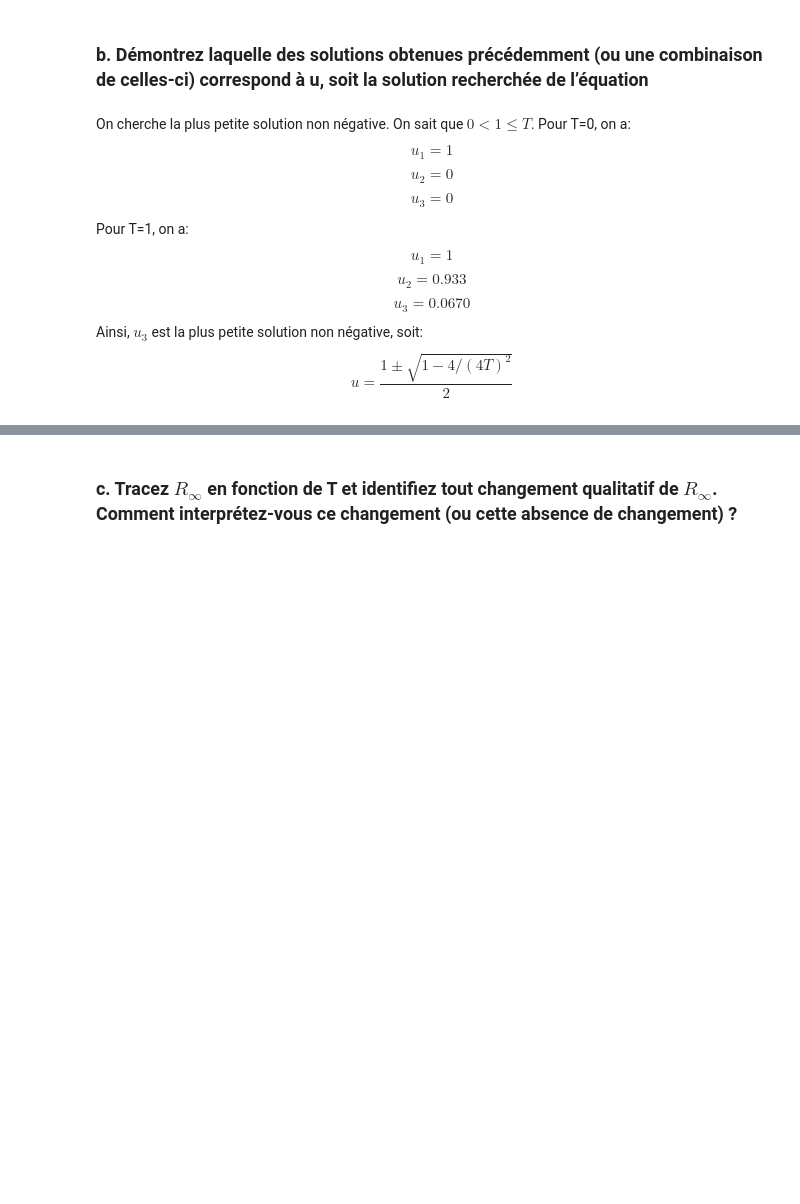
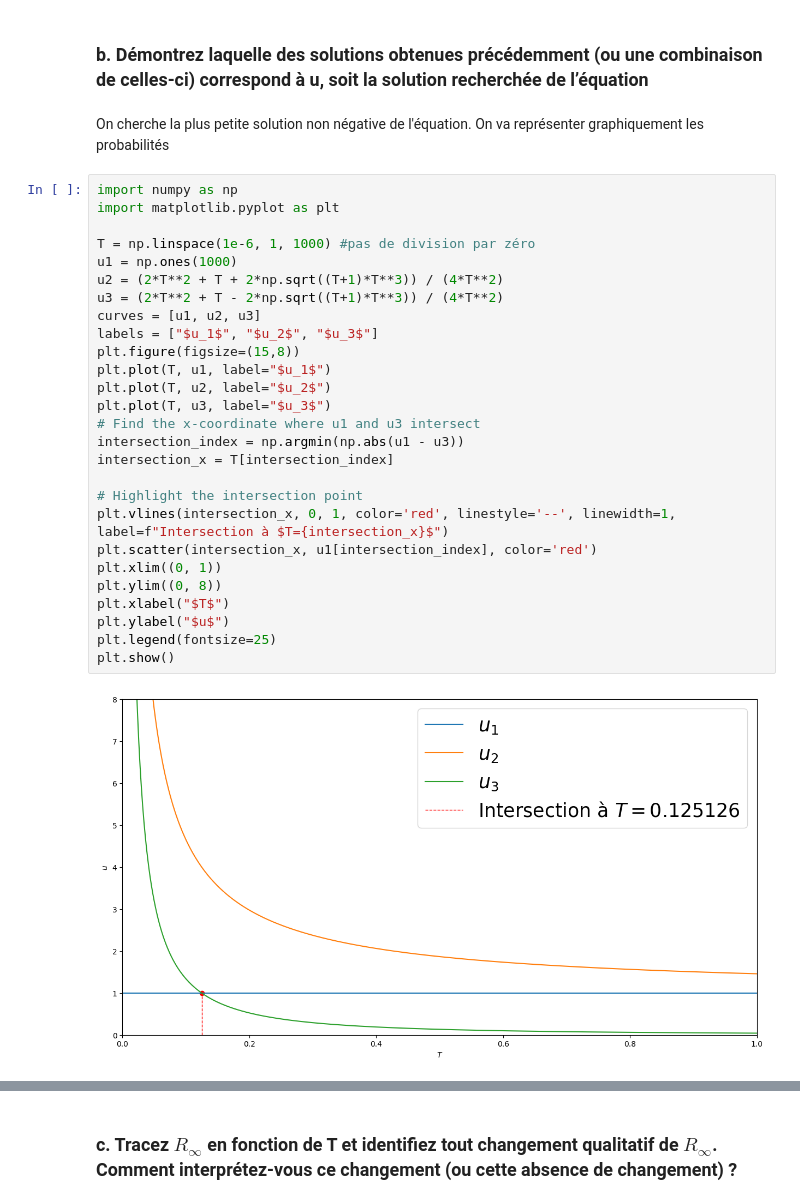
Before and after one commit to YuuHappy/PhysnumTP3, a Jupyter notebook: TP3_JulesLabrecque_MarcAntoineSamson_XavierLarouche.ipynb, the cells around one changed output, grey strips where cells are left out. Drawn from its saved outputs; the diff is of its cells as text; blank space fills up the shorter version.

```diff
--- a/TP3_JulesLabrecque_MarcAntoineSamson_XavierLarouche.ipynb
+++ b/TP3_JulesLabrecque_MarcAntoineSamson_XavierLarouche.ipynb
@@ -570,15 +608,33 @@ $$u_3 =\frac{1\pm\sqrt{1-4/(4T)^2}}{2}$$
 # %% [markdown]
 ### b. Démontrez laquelle des solutions obtenues précédemment (ou une combinaison de celles-ci) correspond à u, soit la solution recherchée de l’équation
-# %% [markdown]
-On cherche la plus petite solution non négative. On sait que $0<1\leq T$.
-Pour T=0, on a:
-$$u_1=1$$
-$$u_2=0$$
-$$u_3=0$$
-
-Pour T=1, on a:
-$$u_1=1$$
-$$u_2=0.933$$
-$$u_3=0.0670$$
-Ainsi, $u_3$ est la plus petite solution non négative, soit:
-$$u =\frac{1\pm\sqrt{1-4/(4T)^2}}{2}$$
+# %% [markdown]
+On cherche la plus petite solution non négative de l'équation. On va représenter graphiquement les probabilités
+# %%
+import numpy as np
+import matplotlib.pyplot as plt
+
+T = np.linspace(1e-6, 1, 1000) #pas de division par zéro
+u1 = np.ones(1000)
+u2 = (2*T**2 + T + 2*np.sqrt((T+1)*T**3)) / (4*T**2)
+u3 = (2*T**2 + T - 2*np.sqrt((T+1)*T**3)) / (4*T**2)
+curves = [u1, u2, u3]
+labels = ["$u_1$", "$u_2$", "$u_3$"]
+plt.figure(figsize=(15,8))
+plt.plot(T, u1, label="$u_1$")
+plt.plot(T, u2, label="$u_2$")
+plt.plot(T, u3, label="$u_3$")
+# Find the x-coordinate where u1 and u3 intersect
+intersection_index = np.argmin(np.abs(u1 - u3))
+intersection_x = T[intersection_index]
+
+# Highlight the intersection point
+plt.vlines(intersection_x, 0, 1, color='red', linestyle='--', linewidth=1, label=f"Intersection à $T={intersection_x}$")
+plt.scatter(intersection_x, u1[intersection_index], color='red')
+plt.xlim((0, 1))
+plt.ylim((0, 8))
+plt.xlabel("$T$")
+plt.ylabel("$u$")
+plt.legend(fontsize=25)
+plt.show()
+# %% [output]
+[figure, added]
```
Also changed, not shown: parts of 35 cells of this notebook.
